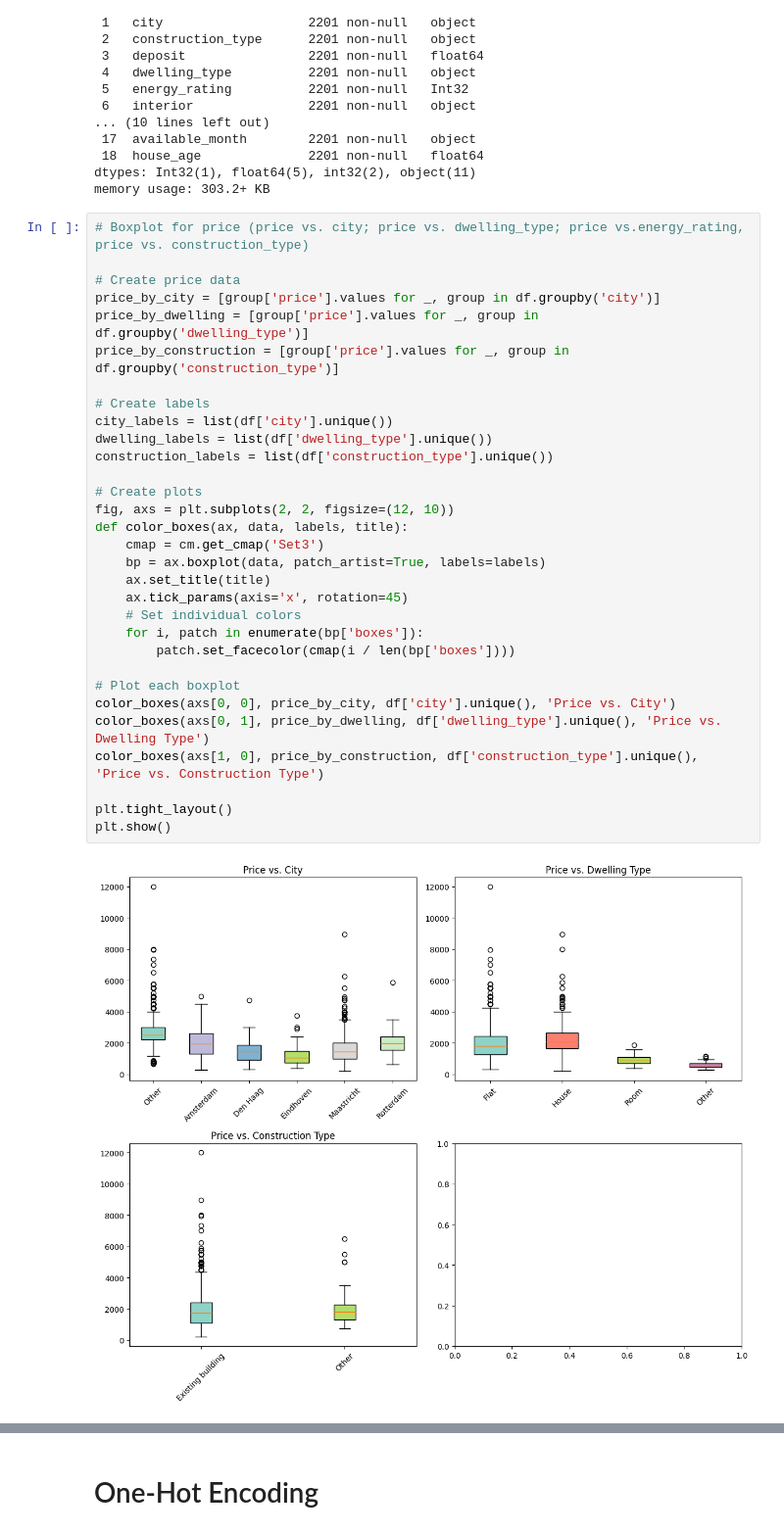
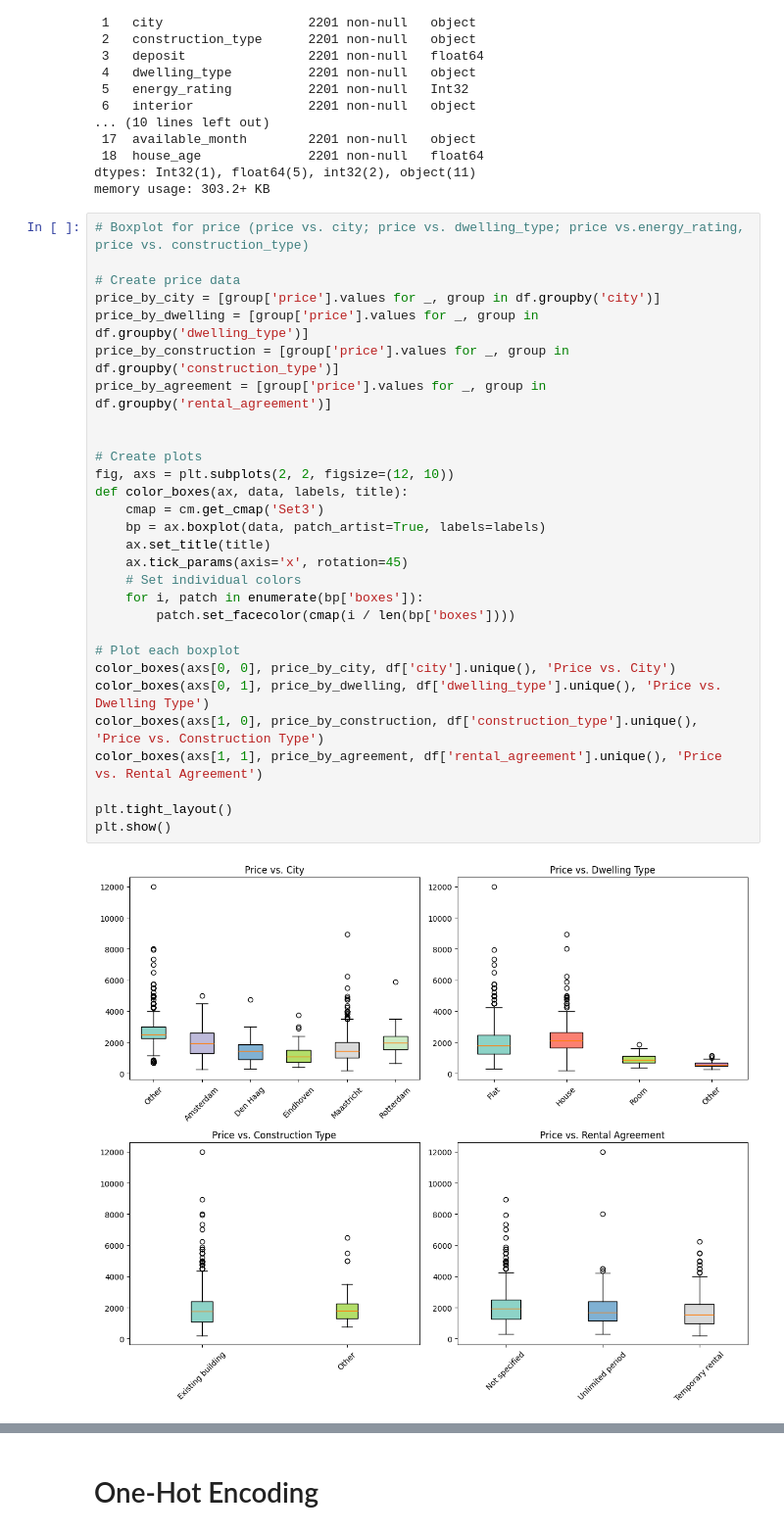
Before and after one commit to Yingtzudai/House-Searching-Helper, a Jupyter notebook: ipynb_files/Data Cleaning for ML models.ipynb, the cells around one changed output, grey strips where cells are left out. Shown at 98% size. Cells and saved outputs as stored; diff of their text form.

```diff
--- a/ipynb_files/Data Cleaning for ML models.ipynb
+++ b/ipynb_files/Data Cleaning for ML models.ipynb
@@ -362,33 +362,31 @@ memory usage: 303.2+ KB
 # %%
 # Boxplot for price (price vs. city; price vs. dwelling_type; price vs.energy_rating, price vs. construction_type)
 
 # Create price data
 price_by_city = [group['price'].values for _, group in df.groupby('city')]
 price_by_dwelling = [group['price'].values for _, group in df.groupby('dwelling_type')]
 price_by_construction = [group['price'].values for _, group in df.groupby('construction_type')]
+price_by_agreement = [group['price'].values for _, group in df.groupby('rental_agreement')]
 
-# Create labels
-city_labels = list(df['city'].unique())
-dwelling_labels = list(df['dwelling_type'].unique())
-construction_labels = list(df['construction_type'].unique())
 
 # Create plots
 fig, axs = plt.subplots(2, 2, figsize=(12, 10))
 def color_boxes(ax, data, labels, title):
     cmap = cm.get_cmap('Set3')
     bp = ax.boxplot(data, patch_artist=True, labels=labels)
     ax.set_title(title)
     ax.tick_params(axis='x', rotation=45)
     # Set individual colors
     for i, patch in enumerate(bp['boxes']):
         patch.set_facecolor(cmap(i / len(bp['boxes'])))
 
 # Plot each boxplot
 color_boxes(axs[0, 0], price_by_city, df['city'].unique(), 'Price vs. City')
 color_boxes(axs[0, 1], price_by_dwelling, df['dwelling_type'].unique(), 'Price vs. Dwelling Type')
 color_boxes(axs[1, 0], price_by_construction, df['construction_type'].unique(), 'Price vs. Construction Type')
+color_boxes(axs[1, 1], price_by_agreement, df['rental_agreement'].unique(), 'Price vs. Rental Agreement')
 
 plt.tight_layout()
 plt.show()
 # %% [output]
-[figure, old version]
+[figure, new version]
```
Also changed, not shown: parts of 2 cells of this notebook.
